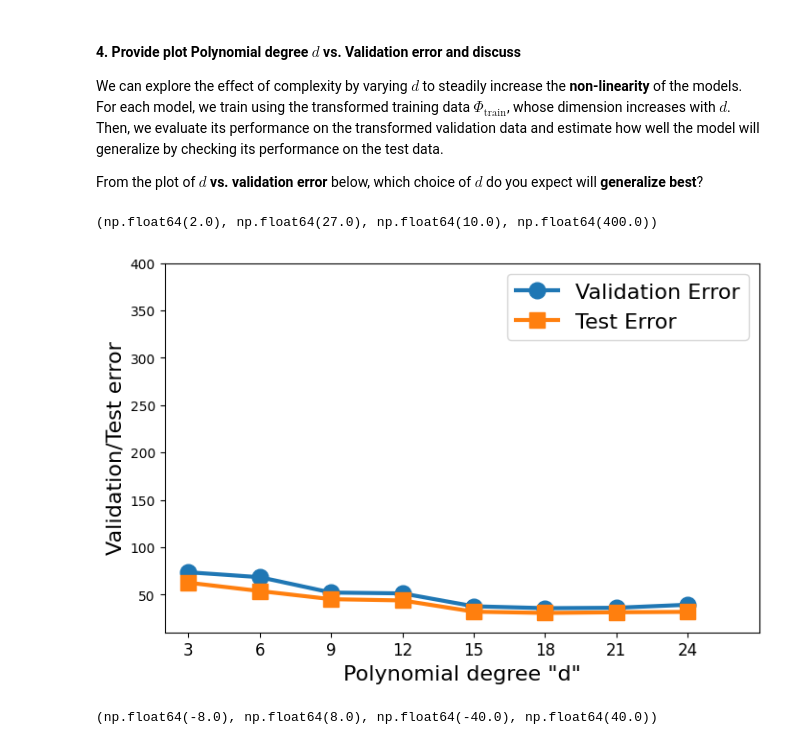
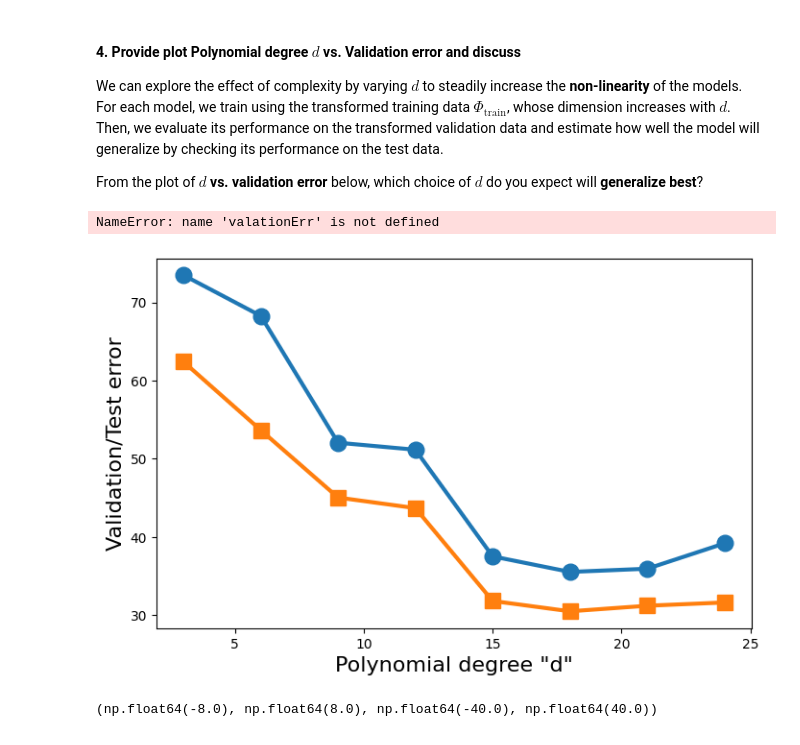
Before and after one commit to br0fire/Skoltech_ML, a Jupyter notebook: HW_1/HW_1.ipynb, the cells around one changed output. Cells and saved outputs as stored; diff of their text form; code cells hidden in the pictures.

```diff
--- a/HW_1/HW_1.ipynb
+++ b/HW_1/HW_1.ipynb
@@ -228,7 +228,7 @@ def train_linreg(Phi, y):
     return w
 def predict(Phi, w):
     return Phi @ w
-def mse(y_true, y_pred):
+def mse_custom(y_true, y_pred):
     return np.mean((y_true - y_pred)**2)
 ### END Solution (do not delete this comment)
 # %% [markdown]
@@ -251,39 +251,39 @@ for d in range(3, 25, 3):  # Iterate over polynomial degree from 3 to 25 in step
 
     ### BEGIN Solution (do not delete this comment)
 
     # Transform training data into d dimensions
     Phi_trn = polynomial_transform(X_trn, d)
 
 
     # Transform validation data into d dimensions
     Phi_val = polynomial_transform(X_val, d)
 
 
     # Transform test data into d dimensions
     Phi_test = polynomial_transform(X_tst, d)
 
 
     w[d] = train_linreg(Phi_trn, y_trn)
 
     y_val_pred = predict(Phi_val, w[d])
-    validationErr[d] = mse(y_val, y_val_pred)
+    validationErr[d] = mse_custom(y_val, y_val_pred)
 
     y_tst_pred = predict(Phi_test, w[d])
-    testErr[d] = mse(y_tst, y_tst_pred)
+    testErr[d] = mse_custom(y_tst, y_tst_pred)
     ### END Solution (do not delete this comment)
 
 
 plt.figure(figsize=(8,5))
 plt.plot(validationErr.keys(), validationErr.values(), marker='o', linewidth=3, markersize=12)
 plt.plot(testErr.keys(), testErr.values(), marker='s', linewidth=3, markersize=12)
 plt.xlabel('Polynomial degree "d"', fontsize=16)
 plt.ylabel('Validation/Test error', fontsize=16)
-plt.xticks(list(validationErr.keys()), fontsize=12)
-plt.legend(['Validation Error', 'Test Error'], fontsize=16)
+plt.xticks(list(valationErr.keys()), fontsize=12)
+plt.legend(['valation Error', 'Test Error'], fontsize=16)
 plt.axis([2, 27, 10, 400])
 # %% [output]
-(np.float64(2.0), np.float64(27.0), np.float64(10.0), np.float64(400.0))
+NameError: name 'valationErr' is not defined
-[figure, old version]
+[figure, new version]
 # %%
 plt.figure(figsize=(8,5))
 plt.plot(x_true, y_true, marker='None', linewidth=5, color='k')
```
Also changed, not shown: parts of 29 cells of this notebook.
